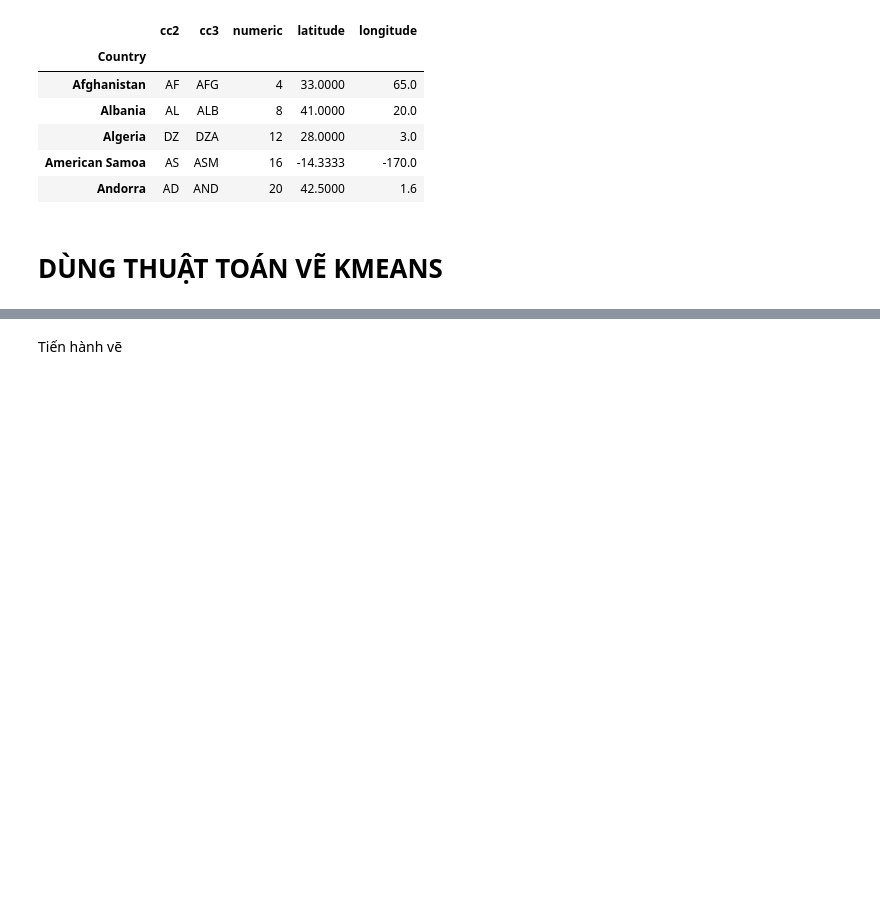
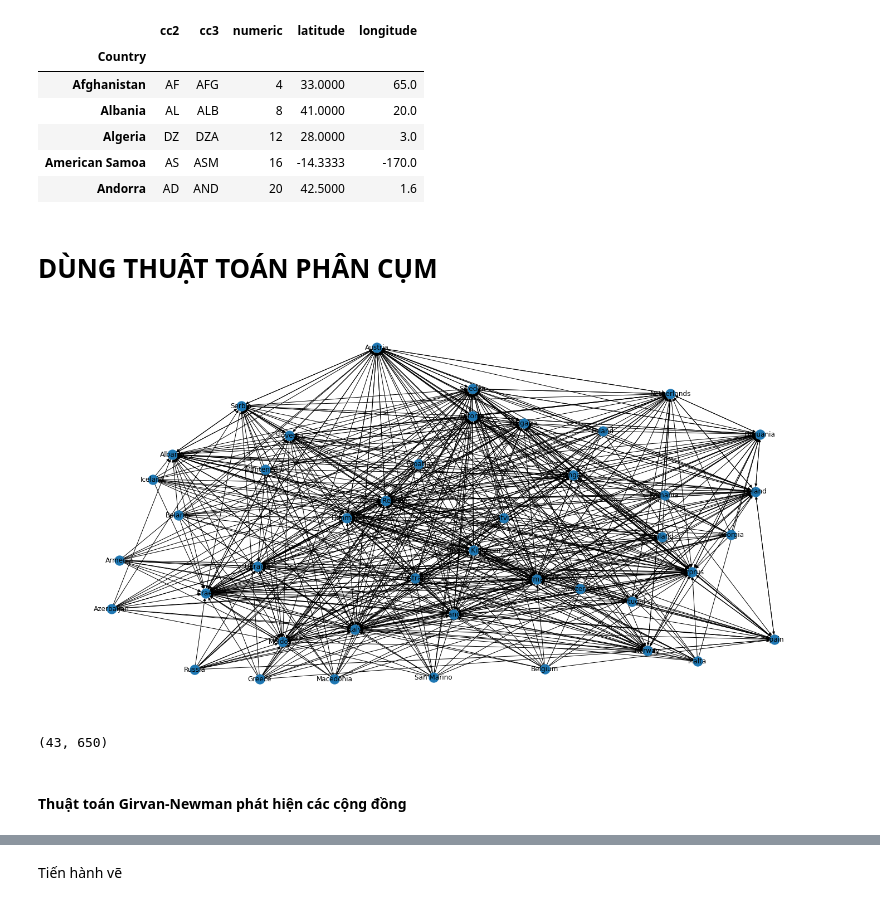
Before and after one commit to 17520605/Social-network-analysis, a Jupyter notebook: Eurovision social_network_analisys/eurovision_votes.ipynb, the cells around one changed output, grey strips where cells are left out. Drawn from its saved outputs; the diff is of its cells as text; code cells hidden in the pictures; blank space fills up the shorter version.

```diff
--- a/Eurovision social_network_analisys/eurovision_votes.ipynb
+++ b/Eurovision social_network_analisys/eurovision_votes.ipynb
@@ -273,4 +266,4 @@ for node in G.nodes():
                     max(countries.loc[node]['latitude'],25) #fixing scale
     )
 # %% [markdown]
-# DÙNG THUẬT TOÁN VẼ KMEANS
+# DÙNG THUẬT TOÁN PHÂN CỤM
@@ -283,0 +270,8 @@ influence = nx.pagerank(Gsub,weight='points')
+# %%
+nx.draw(Gsub, with_labels = True)
+# %% [output]
+[figure, added]
+# %%
+len(Gsub.nodes), len(Gsub.edges)
+# %% [output]
+(43, 650)
@@ -283,0 +301,2 @@ influence = nx.pagerank(Gsub,weight='points')
+# %% [markdown]
+#### Thuật toán Girvan-Newman phát hiện các cộng đồng
```
Also changed, not shown: parts of 12 cells of this notebook, 9 other files.
